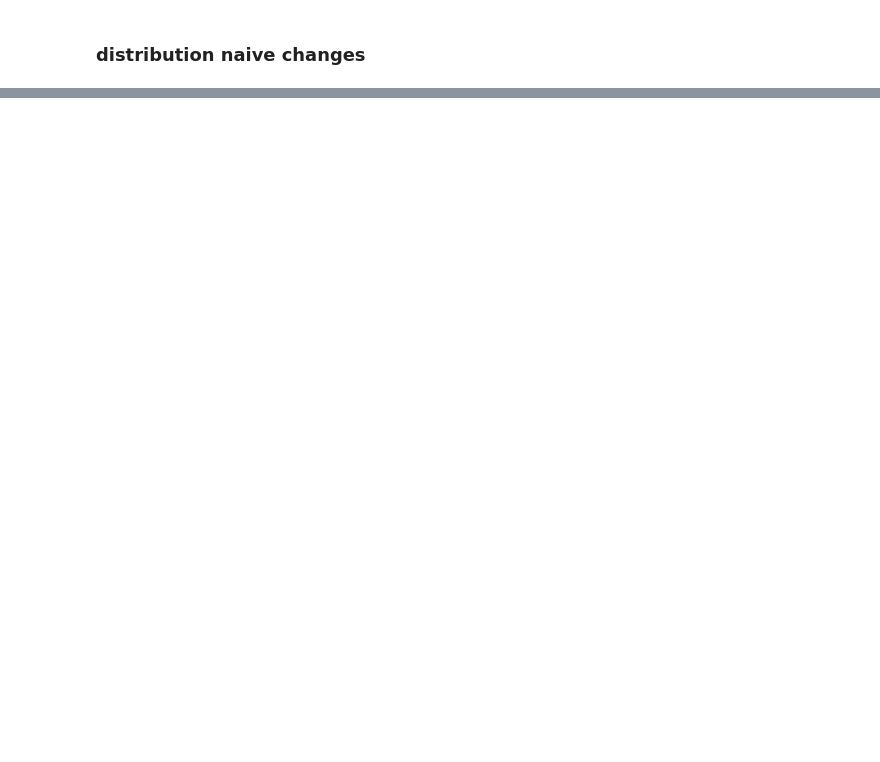
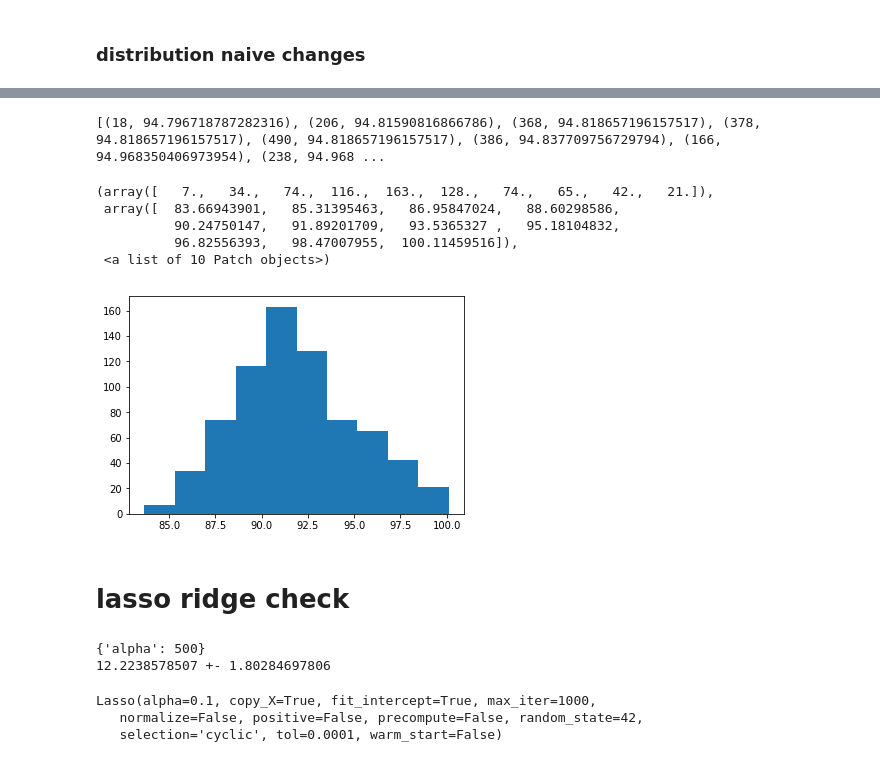
Before and after one commit to Nexx0f/Gifts_project, a Jupyter notebook: gifts.ipynb, the cells around one changed output, grey strips where cells are left out. Drawn from its saved outputs; the diff is of its cells as text; code cells hidden in the pictures; blank space fills up the shorter version.

Commit message:
Gifts reccomendation system at first approach implemented. Model search done.

```diff
--- a/gifts.ipynb
+++ b/gifts.ipynb
@@ -205,0 +326,33 @@ easy easy, check this out boys
+# %%
+Y = data['OUTPUT:self_gift_mark_2']
+X = data.drop('OUTPUT:self_gift_mark_2', axis=1)
+
+leave = ['OUTPUT:person_age', 'OUTPUT:self_age']
+to_onehot = X.drop(['OUTPUT:person_age', 'OUTPUT:self_age'], axis=1).columns.values
+
+X_ = X.copy ()
+
+results = []
+
+#тут надо в цикле не энкодить все, но я не знаю, как
+#from tqdm import tqdm
+for i in range (0, len (gift_ques_unique)):
+    if (i % 50 == 0):
+        print (i, "of", len (gift_ques_unique))
+
+    for name in gift_ques_names_list:
+        #X_.at [0, name] = gift_ques.loc [[i * 2]] [name].values [0]
+        X_.at [0, name] = gift_ques_unique [i] [name].values [0]
+
+    onehotencoded = pd.get_dummies(X_[to_onehot].astype(str))
+
+    to_binarize = []
+
+    binarized = data[to_binarize].copy()
+    binarize_set(binarized)
+
+    X_encoded_ = pd.concat([onehotencoded, X_[leave]], axis=1)
+
+    pred = clf.predict (X_encoded_.iloc [[0]])
+
+    results.append ((i, pred [0]))
@@ -205,0 +375,32 @@ easy easy, check this out boys
+# %%
+#print (results)
+
+results.sort (key = lambda tup: tup [1])
+
+#print ((results [::-1]) [:20])
+
+#print (results)
+
+#print (results [len (results) - 20:len(results)])
+print (results [-150:])
+# %% [output]
+[(18, 94.796718787282316), (206, 94.81590816866786), (368, 94.818657196157517), (378, 94.818657196157517), (490, 94.818657196157517), (386, 94.837709756729794), (166, 94.968350406973954), (238, 94.968 ...
+# %%
+values = []
+for el in list(map(list, results)):
+    values.append(el[1])
+# %%
+plt.hist(values)
+#x = pd.DataFrame(list(zip(clf.feature_importances_, X_encoded.columns)))
+#x=x[x[0]>0.02]
+#g= sns.barplot(x='feature', y='importance', data=pd.DataFrame(list(zip(abs(clf.coef_), X_encoded.columns)), columns=['importance', 'feature']))
+#plt.xticks(rotation=90)
+# %% [output]
+(array([   7.,   34.,   74.,  116.,  163.,  128.,   74.,   65.,   42.,   21.]),
+ array([  83.66943901,   85.31395463,   86.95847024,   88.60298586,
+          90.24750147,   91.89201709,   93.5365327 ,   95.18104832,
+          96.82556393,   98.47007955,  100.11459516]),
+ <a list of 10 Patch objects>)
+[figure, added]
+# %% [markdown]
+# lasso ridge check
@@ -205,0 +423,13 @@ easy easy, check this out boys
+# %%
+score_params(X_encoded, y_frame.target, model=Ridge(random_state=42),
+             param_grid = {'alpha': [0.01, 0.1, 1, 10, 20, 50, 100, 500, 1000]})
+# %% [output]
+{'alpha': 500}
+12.2238578507 +- 1.80284697806
+# %%
+reg = Lasso(random_state=42, alpha=0.1)
+reg.fit(X_encoded, y_frame.target)
+# %% [output]
+Lasso(alpha=0.1, copy_X=True, fit_intercept=True, max_iter=1000,
+   normalize=False, positive=False, precompute=False, random_state=42,
+   selection='cyclic', tol=0.0001, warm_start=False)
```
Also changed, not shown: parts of 23 cells of this notebook.
